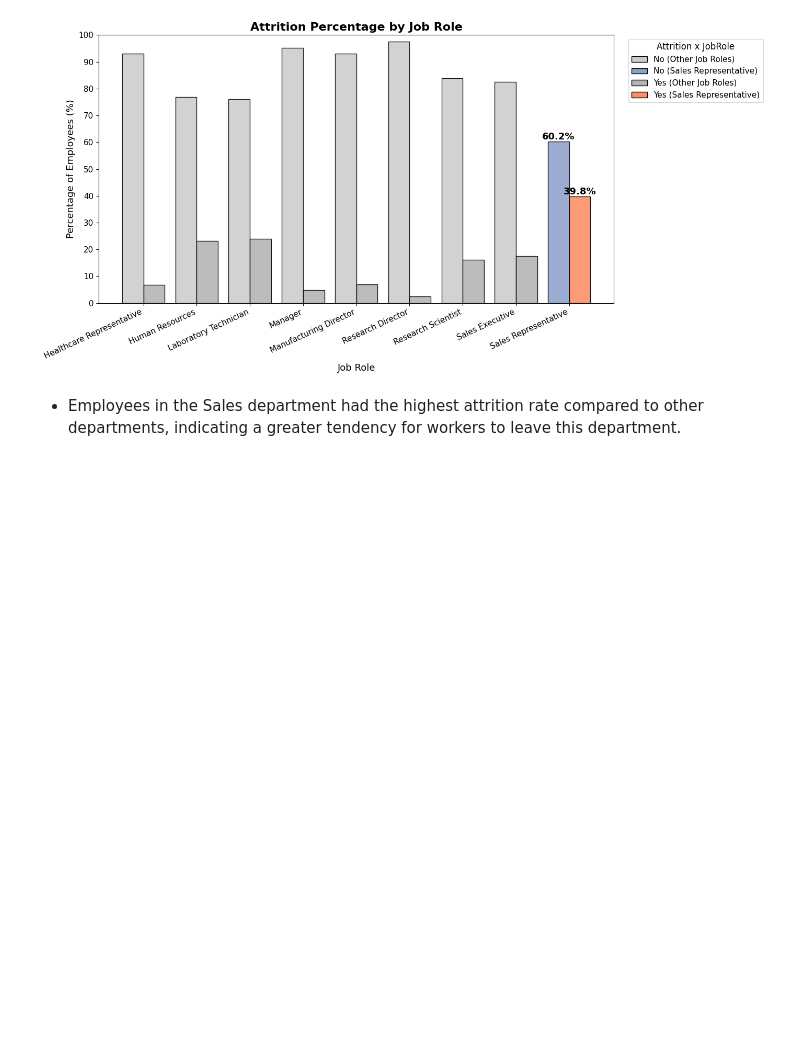
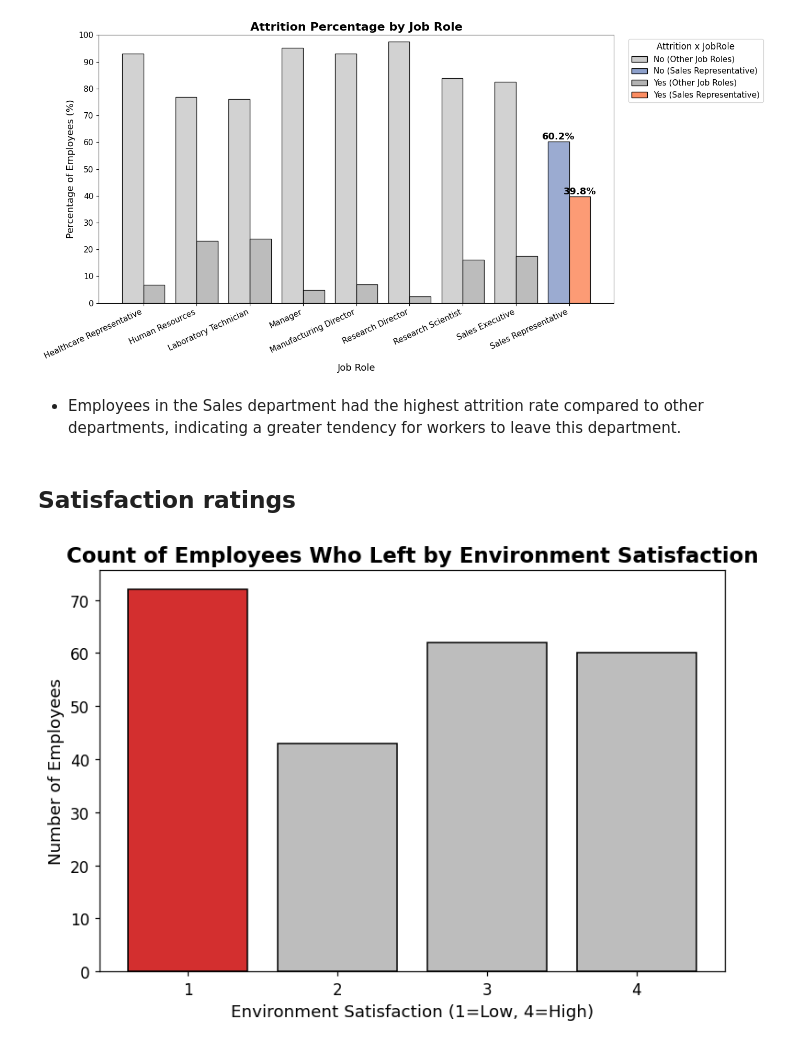
Before and after one commit to MaayanBH/HR_DataAnalysis, a Jupyter notebook: python_data_project.ipynb, the cells around one changed output. Cells and saved outputs as stored; diff of their text form; code cells hidden in the pictures; blank space fills up the shorter version.

```diff
--- a/python_data_project.ipynb
+++ b/python_data_project.ipynb
@@ -833,3 +829,42 @@ plt.show()
 [figure]
 # %% [markdown]
 * Employees in the Sales department had the highest attrition rate compared to other departments, indicating a greater tendency for workers to leave this department.
+# %% [markdown]
+ ## Satisfaction ratings
+# %%
+# Visualize the distribution of employees who left by EnvironmentSatisfaction
+
+import matplotlib.pyplot as plt
+
+# Fix: Only count employees who LEFT
+env_left = df_merged[df_merged['Attrition'].str.lower().isin(['yes', 'true', '1'])]
+
+# In case 'Attrition' is encoded differently, fallback to bool:
+if env_left.empty and df_merged['Attrition'].dtype == 'bool':
+    env_left = df_merged[df_merged['Attrition'] == True]
+
+# Defensive: if neither, use 'Yes' as canonical (just in case)
+if env_left.empty:
+    env_left = df_merged[df_merged['Attrition'] == 'Yes']
+
+env_counts = env_left.groupby("EnvironmentSatisfaction")["EmployeeNumber"].count()
+
+# Set colors: first bar red, rest grey faded
+bar_colors = ['#D32F2F'] + ['#BDBDBD'] * (len(env_counts)-1)
+
+plt.figure(figsize=(7,5), dpi=110)
+bars = plt.bar(
+    env_counts.index.astype(str),
+    env_counts.values,
+    color=bar_colors,
+    edgecolor='black'
+)
+plt.title("Count of Employees Who Left by Environment Satisfaction", fontsize=15, weight='bold')
+plt.xlabel("Environment Satisfaction (1=Low, 4=High)", fontsize=12)
+plt.ylabel("Number of Employees", fontsize=12)
+plt.xticks(fontsize=11)
+plt.yticks(fontsize=11)
+plt.tight_layout()
+plt.show()
+# %% [output]
+[figure, added]
```
Also changed, not shown: parts of 9 cells of this notebook.
